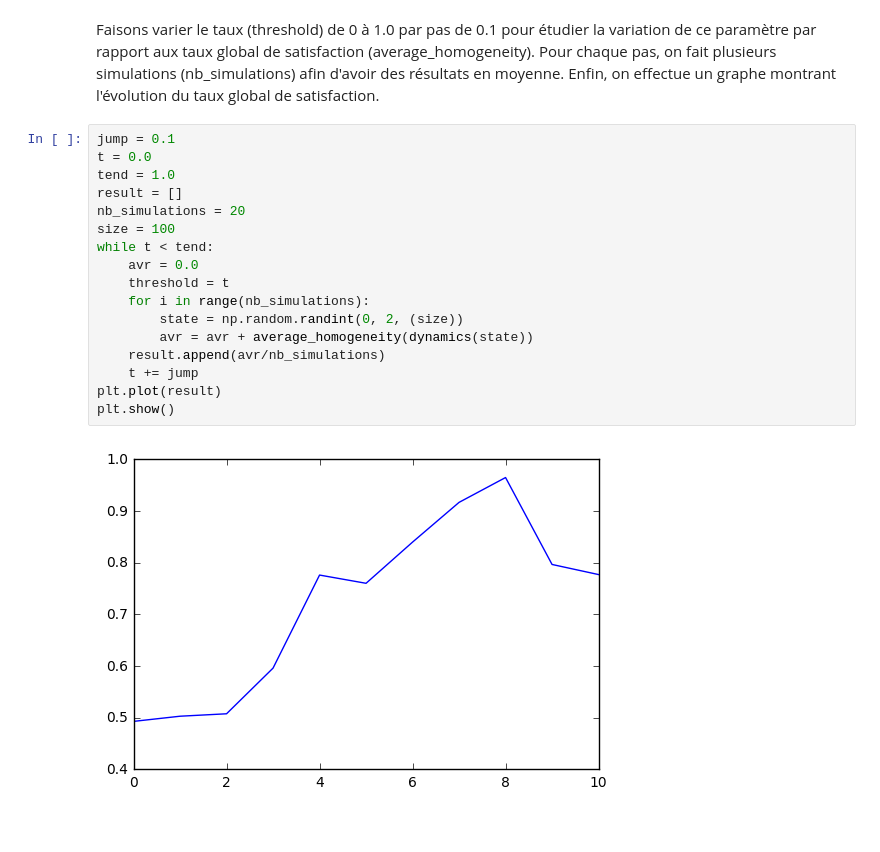
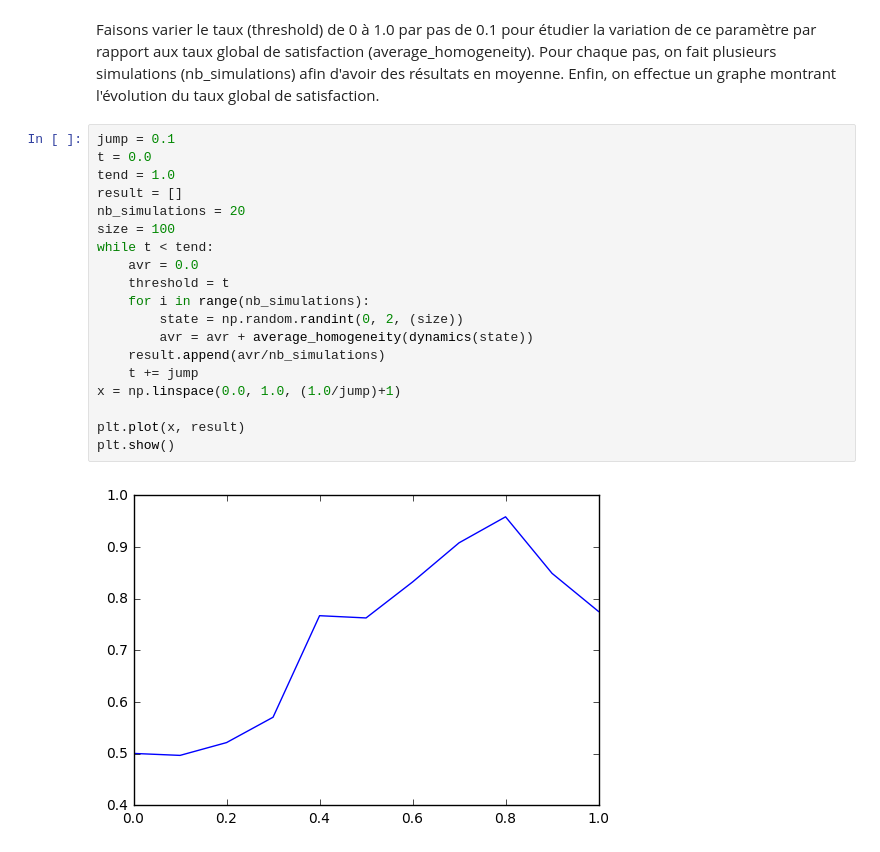
Before and after one commit to SergeStinckwich/ARE-UPMC, a Jupyter notebook: ARE-DYNAMIC/Schelling/Schelling.ipynb, the cells around one changed output. Saved outputs shown, nothing was run; the diff lists cells and outputs as text.

```diff
--- a/ARE-DYNAMIC/Schelling/Schelling.ipynb
+++ b/ARE-DYNAMIC/Schelling/Schelling.ipynb
@@ -318,19 +318,21 @@ Faisons varier le taux (threshold) de 0 à 1.0 par pas de 0.1 pour étudier la v
 # %%
 jump = 0.1
 t = 0.0
 tend = 1.0
 result = []
 nb_simulations = 20
 size = 100
 while t < tend:
     avr = 0.0
     threshold = t
     for i in range(nb_simulations):
         state = np.random.randint(0, 2, (size))
         avr = avr + average_homogeneity(dynamics(state))
     result.append(avr/nb_simulations)
     t += jump
-plt.plot(result)
+x = np.linspace(0.0, 1.0, (1.0/jump)+1)
+
+plt.plot(x, result)
 plt.show()
 # %% [output]
-[figure, old version]
+[figure, new version]
```
